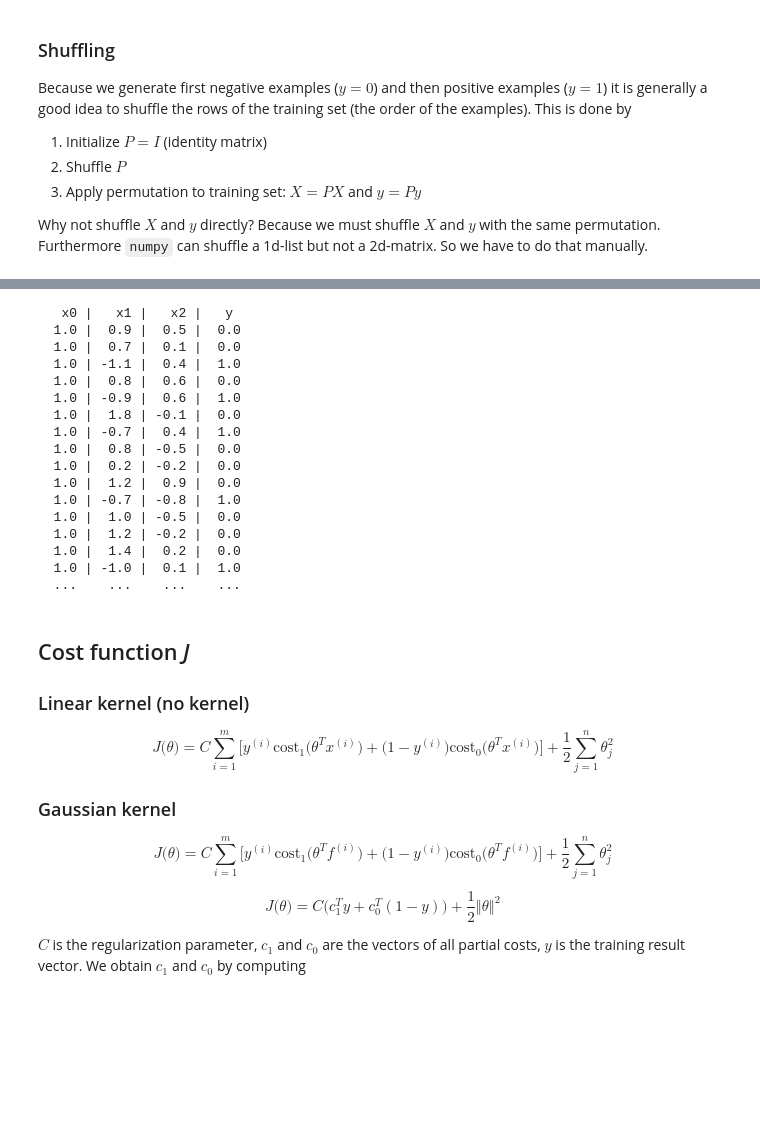
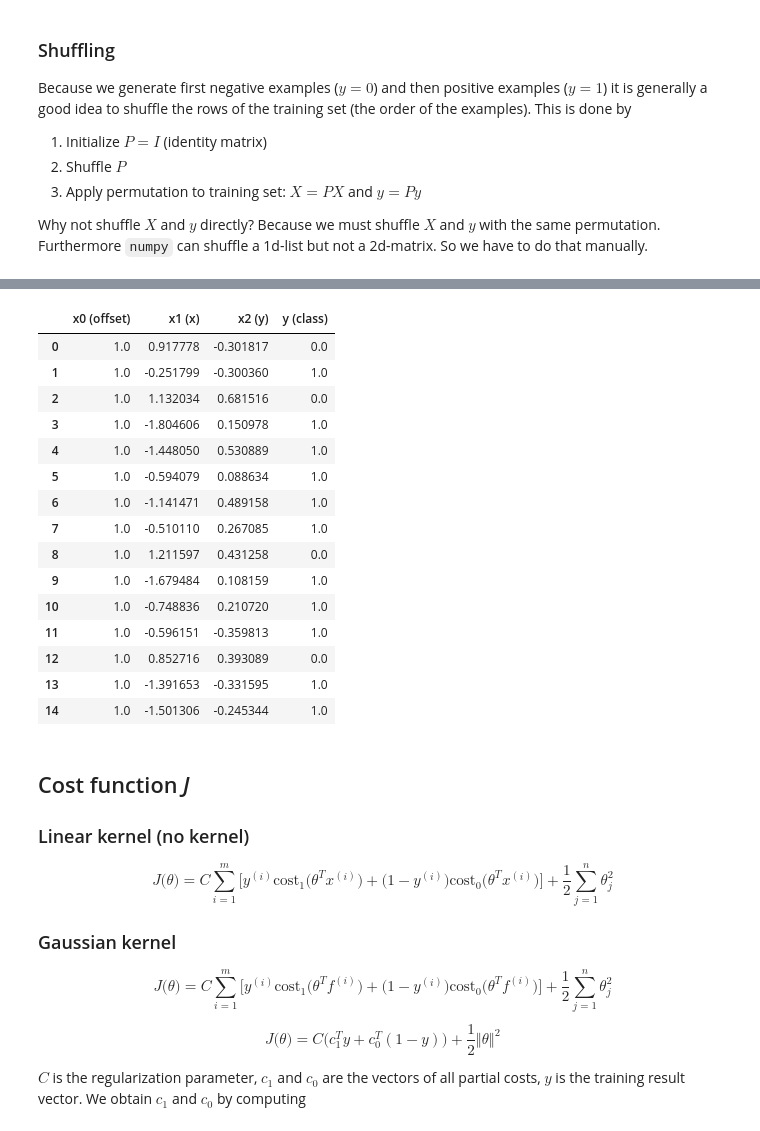
Before and after one commit to NIPE-SYSTEMS/support-vector-machine, a Jupyter notebook: Support Vector Machine.ipynb, the cells around one changed output, grey strips where cells are left out. Saved outputs shown, nothing was run; the diff lists cells and outputs as text; code cells hidden in the pictures; blank space fills up the shorter version.

```diff
--- a/Support Vector Machine.ipynb
+++ b/Support Vector Machine.ipynb
@@ -141,26 +141,22 @@ plt.show()
-# %%
-print("   x0 |   x1 |   x2 |   y")
-for v in np.c_[ X[:15], y[:15] ]:
-    print(" {:>4.1f} | {:>4.1f} | {:>4.1f} | {:>4.1f} ".format(v[0], v[1], v[2], v[3]))
-print("  ...    ...    ...    ...")
-# %% [output]
-   x0 |   x1 |   x2 |   y
-  1.0 |  0.9 |  0.5 |  0.0
-  1.0 |  0.7 |  0.1 |  0.0
-  1.0 | -1.1 |  0.4 |  1.0
-  1.0 |  0.8 |  0.6 |  0.0
-  1.0 | -0.9 |  0.6 |  1.0
-  1.0 |  1.8 | -0.1 |  0.0
-  1.0 | -0.7 |  0.4 |  1.0
-  1.0 |  0.8 | -0.5 |  0.0
-  1.0 |  0.2 | -0.2 |  0.0
-  1.0 |  1.2 |  0.9 |  0.0
-  1.0 | -0.7 | -0.8 |  1.0
-  1.0 |  1.0 | -0.5 |  0.0
-  1.0 |  1.2 | -0.2 |  0.0
-  1.0 |  1.4 |  0.2 |  0.0
-  1.0 | -1.0 |  0.1 |  1.0
-  ...    ...    ...    ...
+# %%
+pd.DataFrame(data=np.c_[ X[:15], y[:15] ], columns=[ "x0 (offset)", "x1 (x)", "x2 (y)", "y (class)" ])
+# %% [output]
+|  | x0 (offset) | x1 (x) | x2 (y) | y (class) |
+| 0 | 1.0 | 0.917778 | -0.301817 | 0.0 |
+| 1 | 1.0 | -0.251799 | -0.300360 | 1.0 |
+| 2 | 1.0 | 1.132034 | 0.681516 | 0.0 |
+| 3 | 1.0 | -1.804606 | 0.150978 | 1.0 |
+| 4 | 1.0 | -1.448050 | 0.530889 | 1.0 |
+| 5 | 1.0 | -0.594079 | 0.088634 | 1.0 |
+| 6 | 1.0 | -1.141471 | 0.489158 | 1.0 |
+| 7 | 1.0 | -0.510110 | 0.267085 | 1.0 |
+| 8 | 1.0 | 1.211597 | 0.431258 | 0.0 |
+| 9 | 1.0 | -1.679484 | 0.108159 | 1.0 |
+| 10 | 1.0 | -0.748836 | 0.210720 | 1.0 |
+| 11 | 1.0 | -0.596151 | -0.359813 | 1.0 |
+| 12 | 1.0 | 0.852716 | 0.393089 | 0.0 |
+| 13 | 1.0 | -1.391653 | -0.331595 | 1.0 |
+| 14 | 1.0 | -1.501306 | -0.245344 | 1.0 |
 # %% [markdown]
 ## Cost function *J*
 
```
Also changed, not shown: parts of 24 cells of this notebook, 2 other files.
